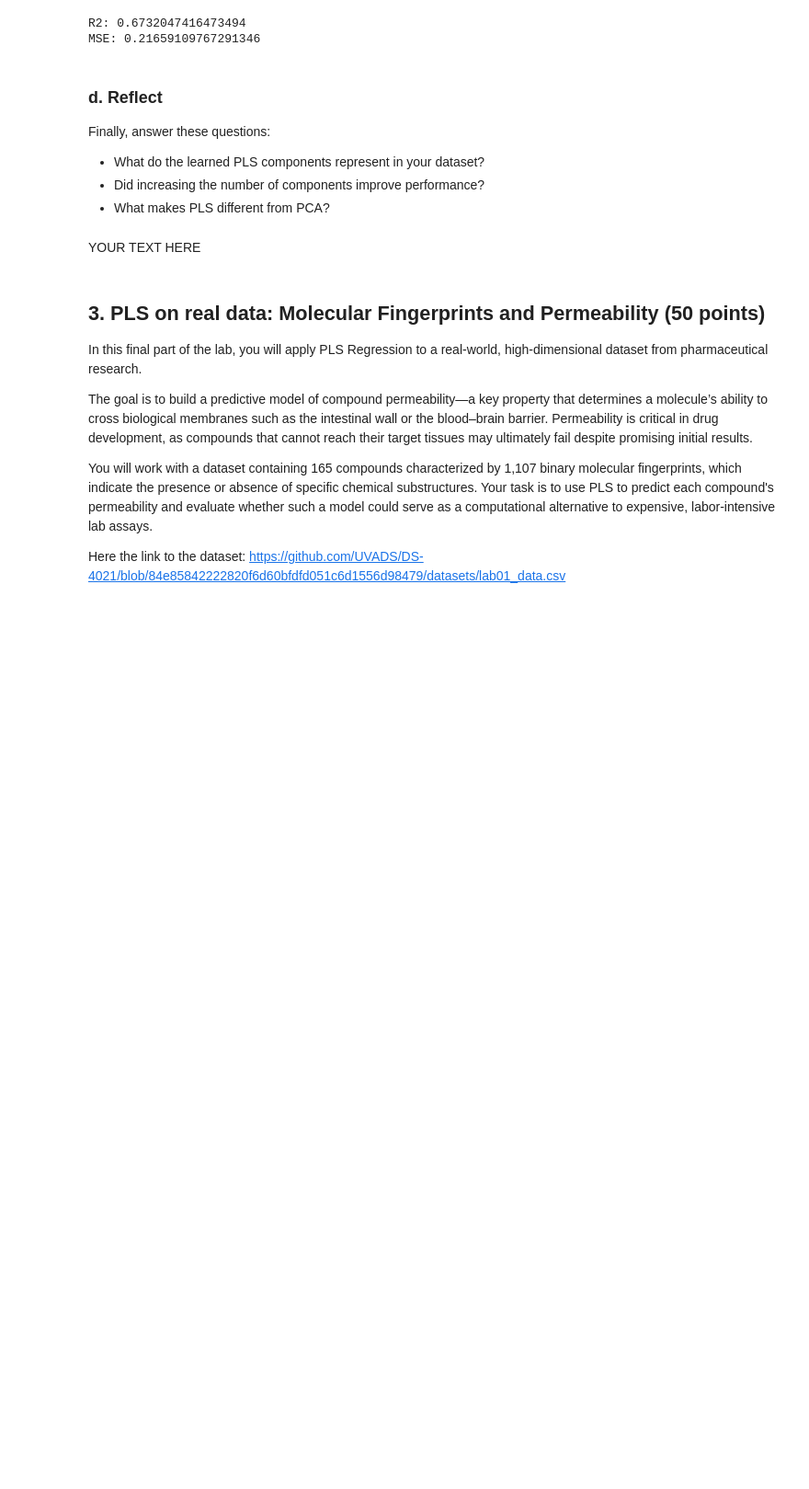
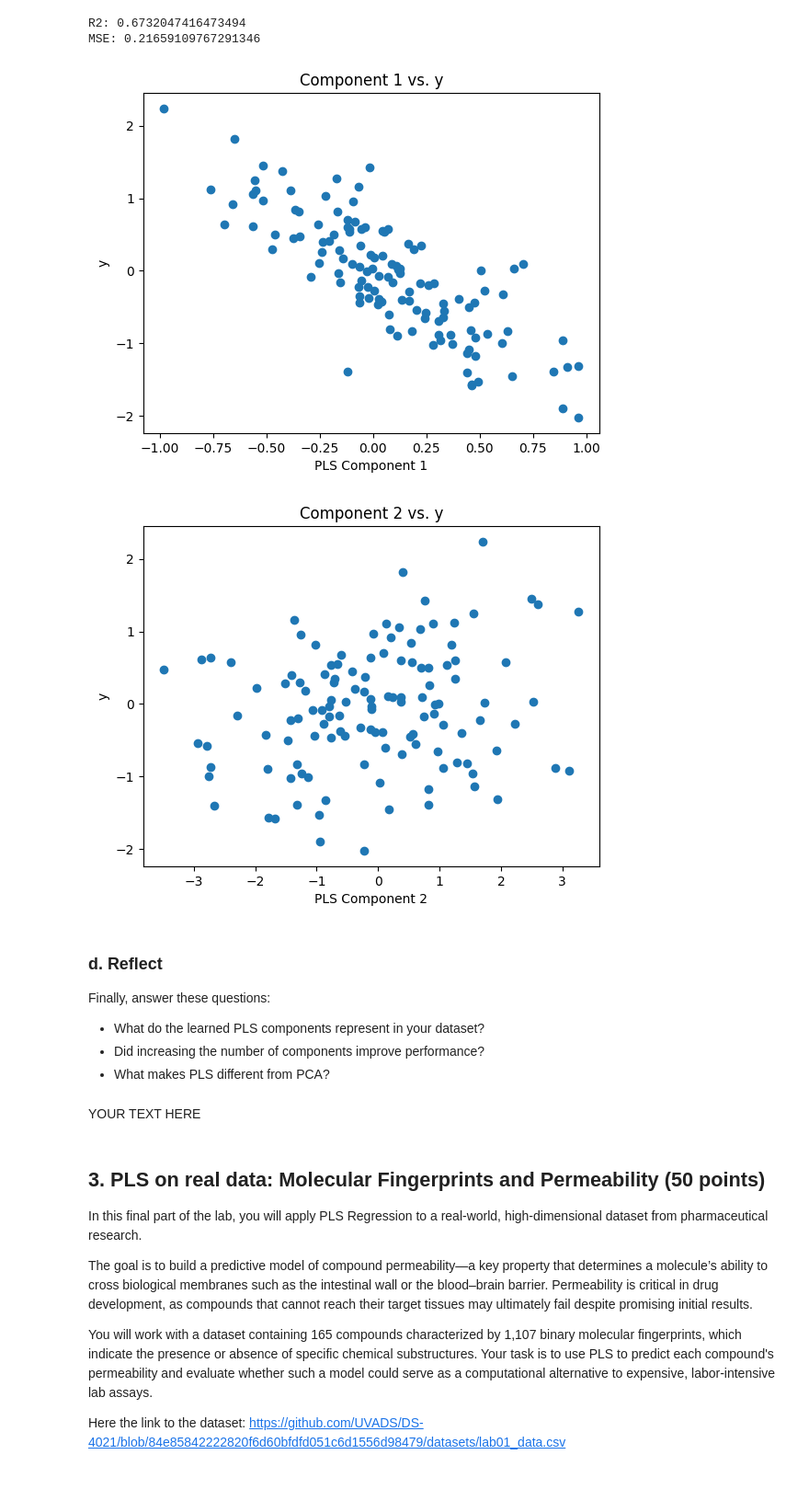
Before and after one commit to james-torgerson/ds4021_lab01, a Jupyter notebook: 01-partial-least-squares.ipynb, the cells around one changed output. Shown at 92% size. Drawn from its saved outputs; the diff is of its cells as text; code cells hidden in the pictures; blank space fills up the shorter version.

```diff
--- a/01-partial-least-squares.ipynb
+++ b/01-partial-least-squares.ipynb
@@ -110,6 +113,32 @@ print('MSE:', mse)
 # %% [output]
 R2: 0.6732047416473494
 MSE: 0.21659109767291346
+# %%
+# Get components for the reporting set
+X_components = pls.transform(X_test)
+
+# Component 1
+component_1 = X_components[:, 0]
+corr_1 = np.corrcoef(component_1, y_test)[0, 1]
+
+plt.scatter(component_1, y_test)
+plt.xlabel("PLS Component 1")
+plt.ylabel("y")
+plt.title("Component 1 vs. y")
+plt.show()
+
+# Component 2
+component_2 = X_components[:, 1]
+corr_2 = np.corrcoef(component_2, y_test)[0, 1]
+
+plt.scatter(component_2, y_test)
+plt.xlabel("PLS Component 2")
+plt.ylabel("y")
+plt.title("Component 2 vs. y")
+plt.show()
+# %% [output]
+[figure, added]
+[figure, added]
 # %% [markdown]
 ### d. Reflect
 Finally, answer these questions:
```
Also changed, not shown: parts of 1 cell of this notebook.
